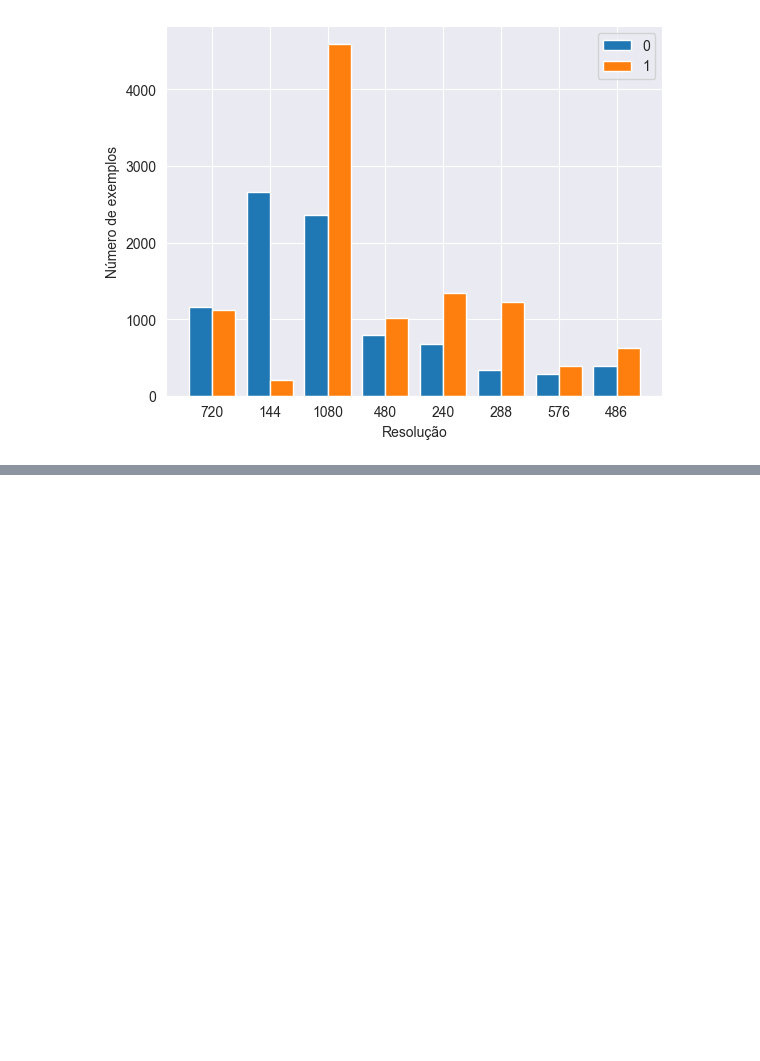
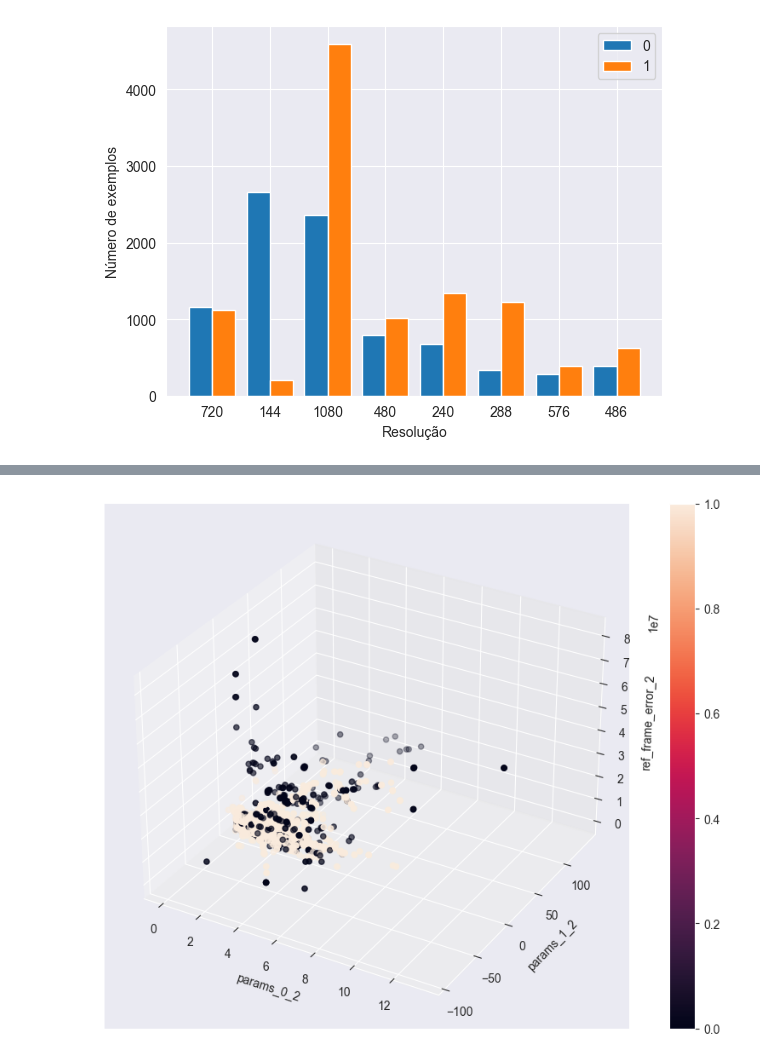
Before and after one commit to WKolodziejski/GWMC, a Jupyter notebook: notebooks/dataset_analysis.ipynb, the cells around one changed output, grey strips where cells are left out. Drawn from its saved outputs; the diff is of its cells as text; code cells hidden in the pictures; blank space fills up the shorter version.

```diff
--- a/notebooks/dataset_analysis.ipynb
+++ b/notebooks/dataset_analysis.ipynb
@@ -132,0 +151,18 @@ plt.show()
+# %%
+m_data = data_train.copy()
+
+m_data['params_0_2'] = m_data['params_0'] ** 0.5
+m_data['params_1_2'] = m_data['params_1'] ** 1
+m_data['ref_frame_error_2'] = m_data['ref_frame_error'] ** 1
+
+fig = plt.figure(figsize=(12, 8), dpi=100)
+ax = fig.add_subplot(111, projection='3d')
+pnt3d = ax.scatter3D(m_data['params_0_2'], m_data['params_1_2'], m_data['ref_frame_error_2'],
+                     c=m_data['selected'])
+cbar = plt.colorbar(pnt3d)
+ax.set_xlabel('params_0_2')
+ax.set_ylabel('params_1_2')
+ax.set_zlabel('ref_frame_error_2')
+plt.show()
+# %% [output]
+[figure, added]
```
Also changed, not shown: parts of 2 cells of this notebook, 1 other file.
